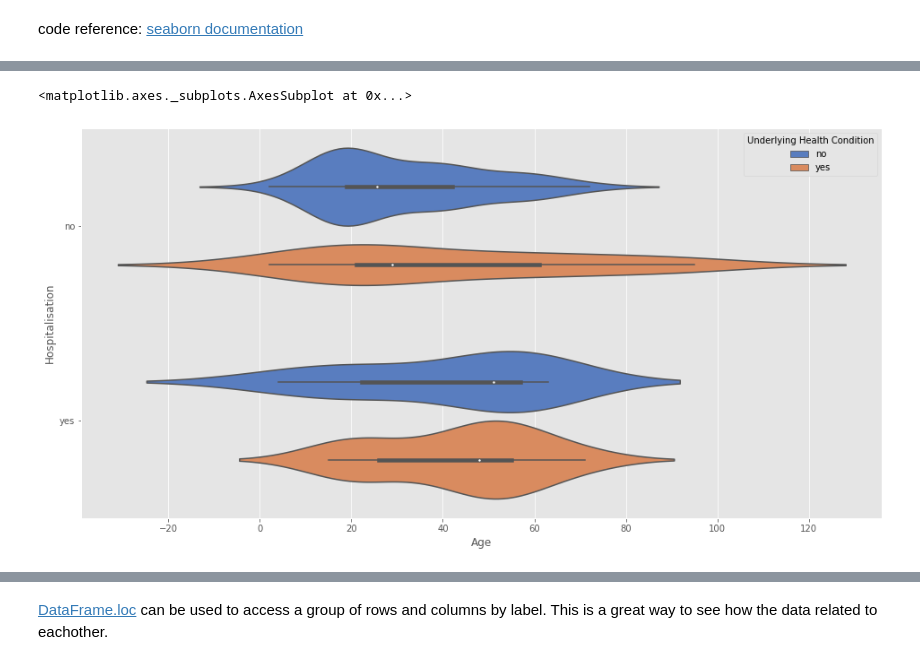
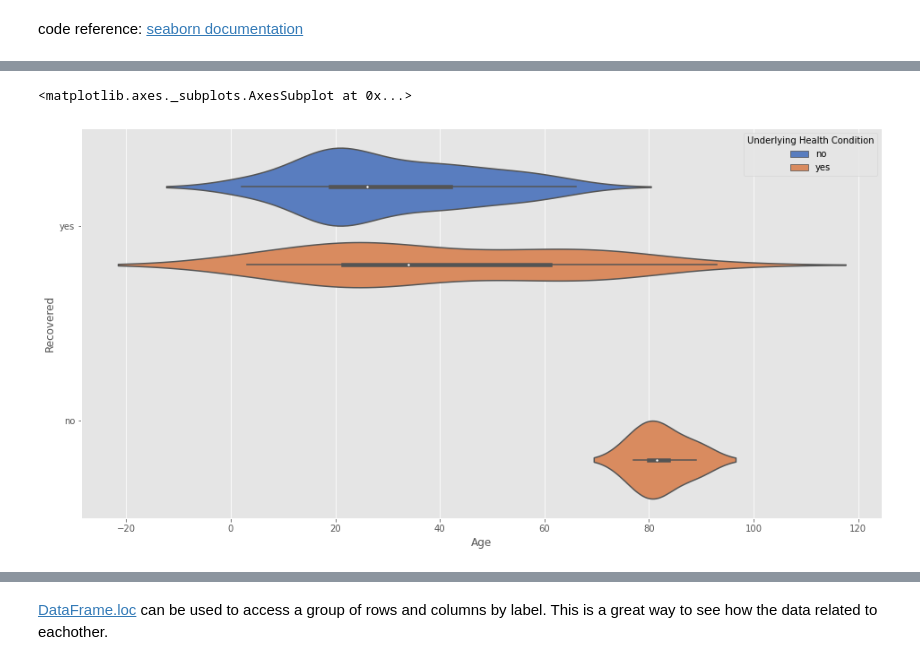
Before and after one commit to AineNicD/simulating-data, a Jupyter notebook: simulating-data.ipynb, the cells around one changed output, grey strips where cells are left out. Drawn from its saved outputs; the diff is of its cells as text; code cells hidden in the pictures.

Commit message:
added more plots

```diff
--- a/simulating-data.ipynb
+++ b/simulating-data.ipynb
@@ -812,7 +841,7 @@ code reference: [seaborn documentation](https://seaborn.pydata.org/generated/sea
 # %%
-#a violinplot with nested grouping by two categorical variables:
-sns.violinplot(x="Age", y="Hospitalisation", hue="Underlying Health Condition",
+#a violinplot with nested grouping by Age and Recovered with Underlying Health Condition:
+sns.violinplot(x="Age", y="Recovered", hue="Underlying Health Condition",
                     data=df, palette="muted")
 # %% [output]
 <matplotlib.axes._subplots.AxesSubplot at 0x...>
-[figure, old version]
+[figure, new version]
```
Also changed, not shown: parts of 55 cells of this notebook.
